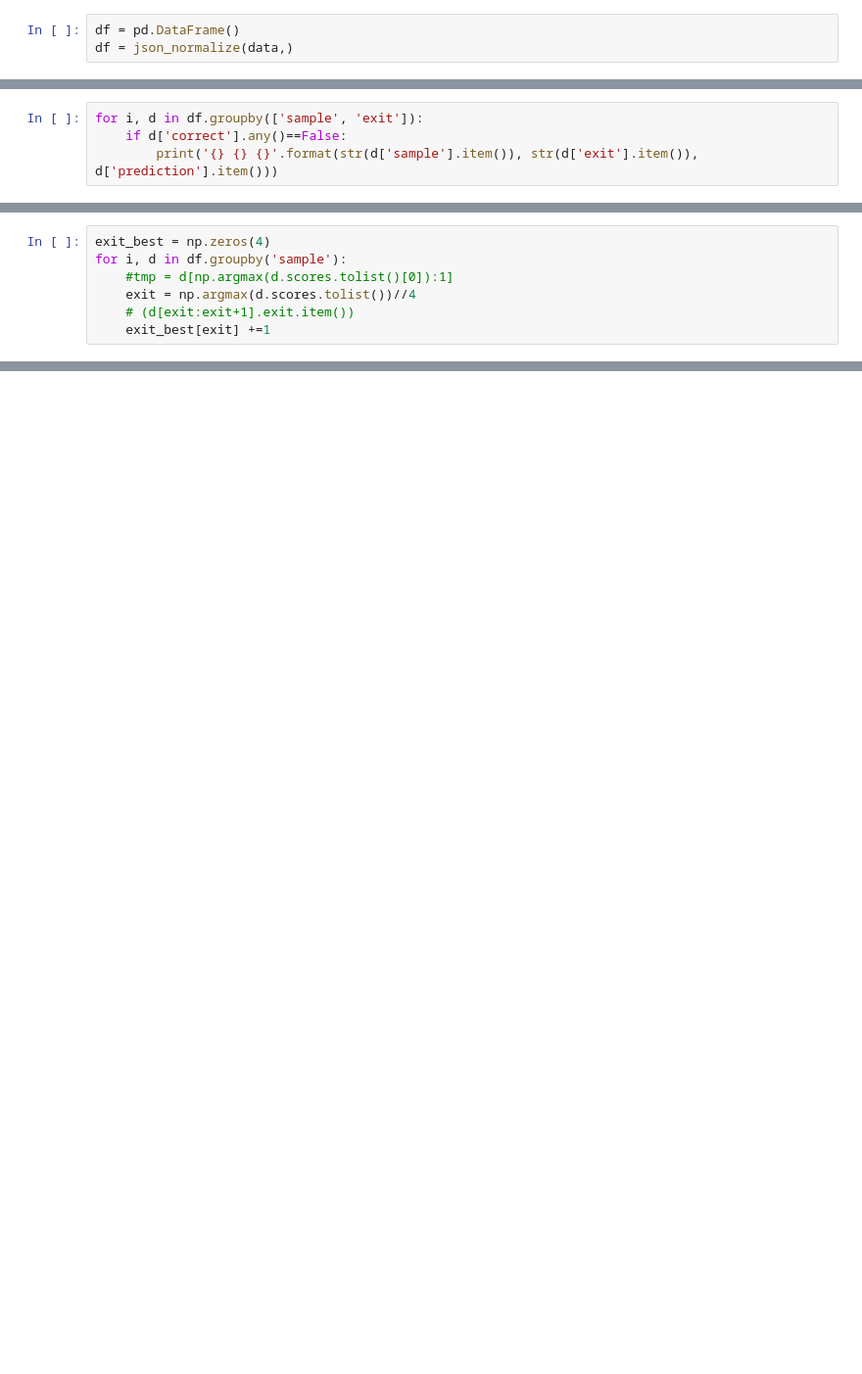
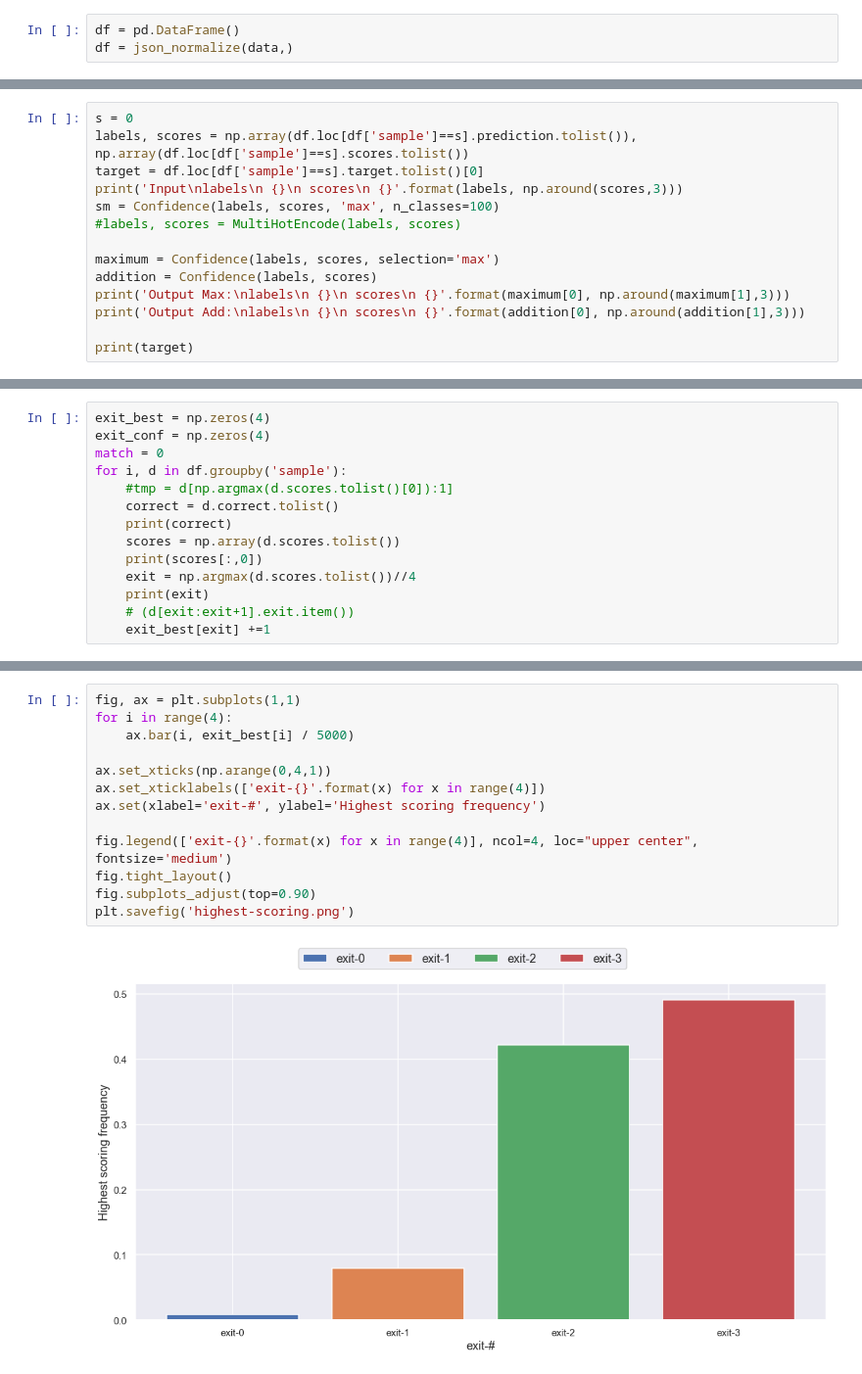
Before and after one commit to AlexKarlsen/thesis-src, a Jupyter notebook: DDNN/edge_test/Untitled.ipynb, the cells around one changed output, grey strips where cells are left out. Shown: that part at 98% size. Drawn from its saved outputs; the diff is of its cells as text; blank space fills up the shorter version.

```diff
--- a/DDNN/edge_test/Untitled.ipynb
+++ b/DDNN/edge_test/Untitled.ipynb
@@ -45,4 +47,0 @@ df[36:40]
-# %%
-for i, d in df.groupby(['sample', 'exit']):
-    if d['correct'].any()==False:
-        print('{} {} {}'.format(str(d['sample'].item()), str(d['exit'].item()), d['prediction'].item()))
@@ -74,0 +201,14 @@ df.loc[df['sample']==57]
+# %%
+s = 0
+labels, scores = np.array(df.loc[df['sample']==s].prediction.tolist()), np.array(df.loc[df['sample']==s].scores.tolist())
+target = df.loc[df['sample']==s].target.tolist()[0]
+print('Input\nlabels\n {}\n scores\n {}'.format(labels, np.around(scores,3)))
+sm = Confidence(labels, scores, 'max', n_classes=100)
+#labels, scores = MultiHotEncode(labels, scores)
+
+maximum = Confidence(labels, scores, selection='max')
+addition = Confidence(labels, scores)
+print('Output Max:\nlabels\n {}\n scores\n {}'.format(maximum[0], np.around(maximum[1],3)))
+print('Output Add:\nlabels\n {}\n scores\n {}'.format(addition[0], np.around(addition[1],3)))
+
+print(target)
@@ -84,7 +330,14 @@ df.groupby('exit').mean()
 # %%
 exit_best = np.zeros(4)
+exit_conf = np.zeros(4)
+match = 0
 for i, d in df.groupby('sample'):
     #tmp = d[np.argmax(d.scores.tolist()[0]):1]
+    correct = d.correct.tolist()
+    print(correct)
+    scores = np.array(d.scores.tolist())
+    print(scores[:,0])
     exit = np.argmax(d.scores.tolist())//4
+    print(exit)
     # (d[exit:exit+1].exit.item())
     exit_best[exit] +=1
@@ -94,0 +362,15 @@ array([ 0.,  5., 33., 62.])
+# %%
+fig, ax = plt.subplots(1,1)
+for i in range(4):
+    ax.bar(i, exit_best[i] / 5000)
+
+ax.set_xticks(np.arange(0,4,1))
+ax.set_xticklabels(['exit-{}'.format(x) for x in range(4)])
+ax.set(xlabel='exit-#', ylabel='Highest scoring frequency')
+
+fig.legend(['exit-{}'.format(x) for x in range(4)], ncol=4, loc="upper center", fontsize='medium')
+fig.tight_layout()
+fig.subplots_adjust(top=0.90)
+plt.savefig('highest-scoring.png')
+# %% [output]
+[figure, added]
```
Also changed, not shown: parts of 18 cells of this notebook, 8 other files.
